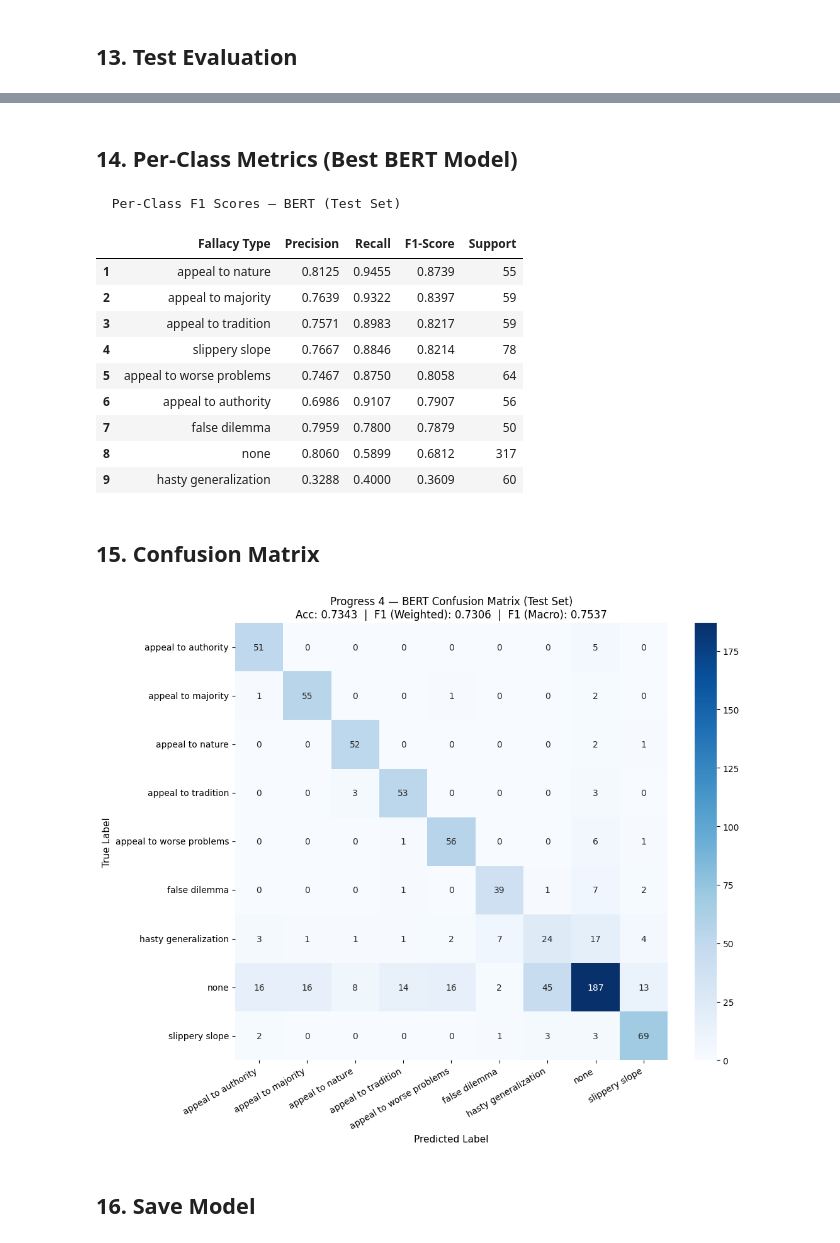
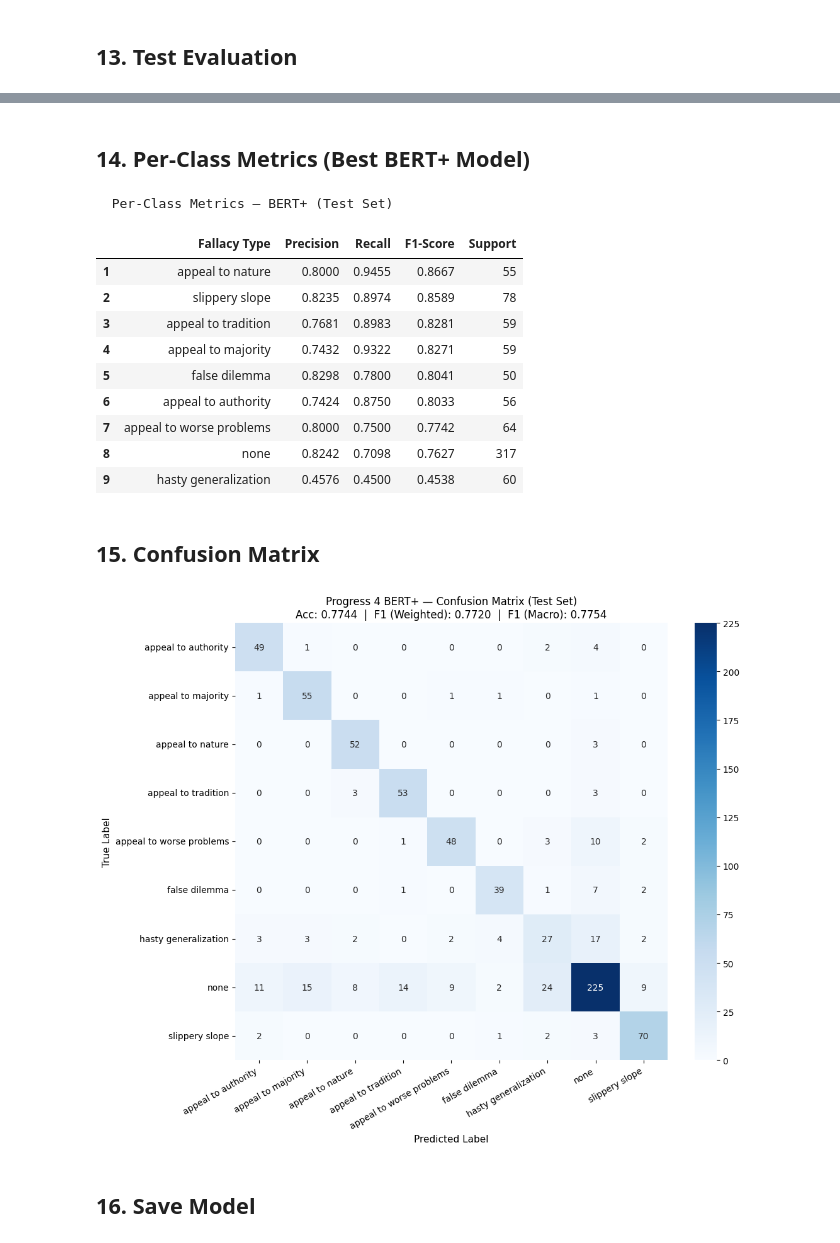
Before and after one commit to aristelcrowley/logical-fallacy-classification, a Jupyter notebook: progress_4.ipynb, the cells around one changed output, grey strips where cells are left out. Saved outputs shown, nothing was run; the diff lists cells and outputs as text; code cells hidden in the pictures.

```diff
--- a/progress_4.ipynb
+++ b/progress_4.ipynb
@@ -467,20 +487,15 @@ print("train_epoch and eval_epoch defined.")
 # %% [output]
 train_epoch and eval_epoch defined.
 # %%
-# ── Run Training
-CHECKPOINT = '/kaggle/working/best_bert_p4.pt'
-
-history = {
-    'train_loss': [], 'train_acc': [], 'train_f1': [],
-    'val_loss':   [], 'val_acc':   [], 'val_f1':   [],
-}
+CHECKPOINT  = '/kaggle/working/best_bert_p4v3.pt'
+history     = {k: [] for k in ['train_loss','train_acc','train_f1','val_loss','val_acc','val_f1']}
 best_val_f1 = 0.0
 best_epoch  = 0
 
-header = f"{'Epoch':^6} {'Tr Loss':^9} {'Tr Acc':^9} {'Tr F1':^9} | {'Va Loss':^9} {'Va Acc':^9} {'Va F1':^9}"
-print('=' * len(header))
-print(header)
-print('=' * len(header))
+hdr = (f"{'Epoch':^6} {'Tr Loss':^9} {'Tr Acc':^9} {'Tr F1':^9} | "
+       f"{'Va Loss':^9} {'Va Acc':^9} {'Va F1':^9}")
+sep = '=' * len(hdr)
+print(sep); print(hdr); print(sep)
 
 for epoch in range(1, EPOCHS + 1):
     tr_loss, tr_acc, tr_f1 = train_epoch(
@@ -488,21 +503,19 @@ for epoch in range(1, EPOCHS + 1):
     )
     va_loss, va_acc, va_f1, _, _ = eval_epoch(model, val_loader, loss_fn, DEVICE)
 
-    history['train_loss'].append(tr_loss); history['train_acc'].append(tr_acc); history['train_f1'].append(tr_f1)
-    history['val_loss'].append(va_loss);   history['val_acc'].append(va_acc);   history['val_f1'].append(va_f1)
+    for k, v in zip(['train_loss','train_acc','train_f1','val_loss','val_acc','val_f1'],
+                    [tr_loss, tr_acc, tr_f1, va_loss, va_acc, va_f1]):
+        history[k].append(v)
 
-    marker = '  ← best' if va_f1 > best_val_f1 else ''
-    print(
-        f"{epoch:^6} {tr_loss:^9.4f} {tr_acc:^9.4f} {tr_f1:^9.4f} | "
-        f"{va_loss:^9.4f} {va_acc:^9.4f} {va_f1:^9.4f}{marker}"
-    )
+    mark = '  ← best' if va_f1 > best_val_f1 else ''
+    print(f"{epoch:^6} {tr_loss:^9.4f} {tr_acc:^9.4f} {tr_f1:^9.4f} | "
+          f"{va_loss:^9.4f} {va_acc:^9.4f} {va_f1:^9.4f}{mark}")
 
     if va_f1 > best_val_f1:
-        best_val_f1 = va_f1
-        best_epoch  = epoch
+        best_val_f1, best_epoch = va_f1, epoch
         torch.save(model.state_dict(), CHECKPOINT)
 
-print('=' * len(header))
+print(sep)
 print(f"Best model: Epoch {best_epoch}  |  Val F1 (weighted): {best_val_f1:.4f}")
 # %% [output]
 ====================================================================
@@ -574,5 +588,5 @@ Best checkpoint loaded (Epoch 4).
 # %% [markdown]
-## 14. Per-Class Metrics (Best BERT Model)
+## 14. Per-Class Metrics (Best BERT+ Model)
 # %%
 report_dict = classification_report(
     y_true, y_pred,
@@ -581,20 +595,22 @@ report_dict = classification_report(
     zero_division=0,
 )
 
-per_class_rows = []
-for cls in label_encoder.classes_:
-    per_class_rows.append({
+per_class_rows = [
+    {
         'Fallacy Type': cls,
         'Precision':    report_dict[cls]['precision'],
         'Recall':       report_dict[cls]['recall'],
         'F1-Score':     report_dict[cls]['f1-score'],
         'Support':      int(report_dict[cls]['support']),
-    })
-
-per_class_df = pd.DataFrame(per_class_rows).sort_values('F1-Score', ascending=False).reset_index(drop=True)
+    }
+    for cls in label_encoder.classes_
+]
+per_class_df = (pd.DataFrame(per_class_rows)
+                  .sort_values('F1-Score', ascending=False)
+                  .reset_index(drop=True))
 per_class_df.index += 1
 
-print(f"  Per-Class F1 Scores — BERT (Test Set)")
+print("  Per-Class Metrics — BERT+ (Test Set)")
 display(per_class_df.style.format({
     'Precision': '{:.4f}',
     'Recall':    '{:.4f}',
@@ -602,40 +618,40 @@ display(per_class_df.style.format({
     'Support':   '{:.0f}',
 }).background_gradient(subset=['F1-Score'], cmap='Greens'))
 # %% [output]
-  Per-Class F1 Scores — BERT (Test Set)
+  Per-Class Metrics — BERT+ (Test Set)
 |  | Fallacy Type | Precision | Recall | F1-Score | Support |
-| 1 | appeal to nature | 0.8125 | 0.9455 | 0.8739 | 55 |
-| 2 | appeal to majority | 0.7639 | 0.9322 | 0.8397 | 59 |
-| 3 | appeal to tradition | 0.7571 | 0.8983 | 0.8217 | 59 |
-| 4 | slippery slope | 0.7667 | 0.8846 | 0.8214 | 78 |
-| 5 | appeal to worse problems | 0.7467 | 0.8750 | 0.8058 | 64 |
-| 6 | appeal to authority | 0.6986 | 0.9107 | 0.7907 | 56 |
-| 7 | false dilemma | 0.7959 | 0.7800 | 0.7879 | 50 |
-| 8 | none | 0.8060 | 0.5899 | 0.6812 | 317 |
-| 9 | hasty generalization | 0.3288 | 0.4000 | 0.3609 | 60 |
+| 1 | appeal to nature | 0.8000 | 0.9455 | 0.8667 | 55 |
+| 2 | slippery slope | 0.8235 | 0.8974 | 0.8589 | 78 |
+| 3 | appeal to tradition | 0.7681 | 0.8983 | 0.8281 | 59 |
+| 4 | appeal to majority | 0.7432 | 0.9322 | 0.8271 | 59 |
+| 5 | false dilemma | 0.8298 | 0.7800 | 0.8041 | 50 |
+| 6 | appeal to authority | 0.7424 | 0.8750 | 0.8033 | 56 |
+| 7 | appeal to worse problems | 0.8000 | 0.7500 | 0.7742 | 64 |
+| 8 | none | 0.8242 | 0.7098 | 0.7627 | 317 |
+| 9 | hasty generalization | 0.4576 | 0.4500 | 0.4538 | 60 |
 # %% [markdown]
 ## 15. Confusion Matrix
 # %%
 fig, ax = plt.subplots(figsize=(11, 9))
 cm = confusion_matrix(y_true, y_pred)
 
 sns.heatmap(
     cm, annot=True, fmt='d', cmap='Blues', ax=ax,
     xticklabels=label_encoder.classes_,
     yticklabels=label_encoder.classes_,
 )
 ax.set_title(
-    f'Progress 4 — BERT Confusion Matrix (Test Set)\n'
+    f'Progress 4 BERT+ — Confusion Matrix (Test Set)\n'
     f'Acc: {test_acc:.4f}  |  F1 (Weighted): {test_f1_w:.4f}  |  F1 (Macro): {test_f1_macro:.4f}',
     fontsize=12,
 )
 ax.set_xlabel('Predicted Label', fontsize=11)
 ax.set_ylabel('True Label', fontsize=11)
 plt.xticks(rotation=30, ha='right')
 plt.tight_layout()
 plt.show()
 # %% [output]
-[figure, old version]
+[figure, new version]
 # %% [markdown]
 ## 16. Save Model
 # %%
```
Also changed, not shown: parts of 31 cells of this notebook.
